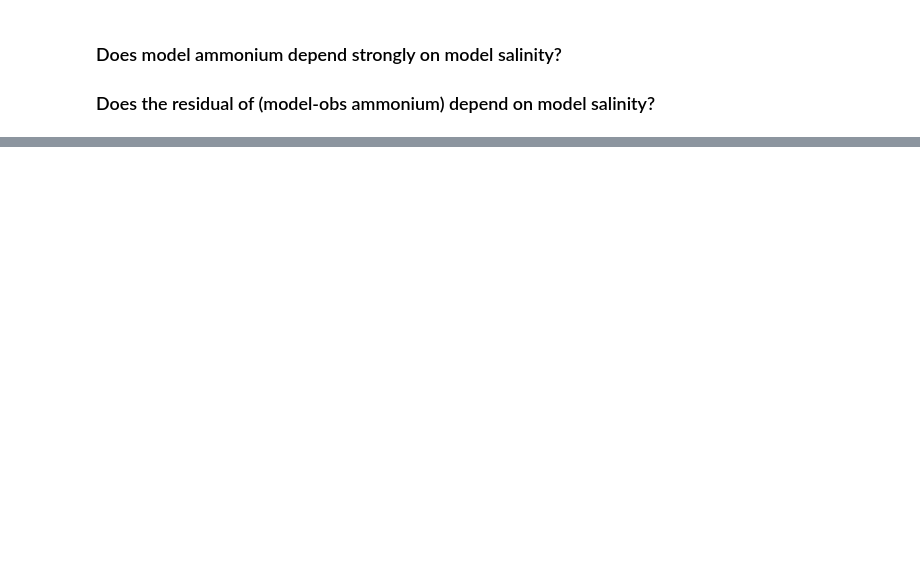
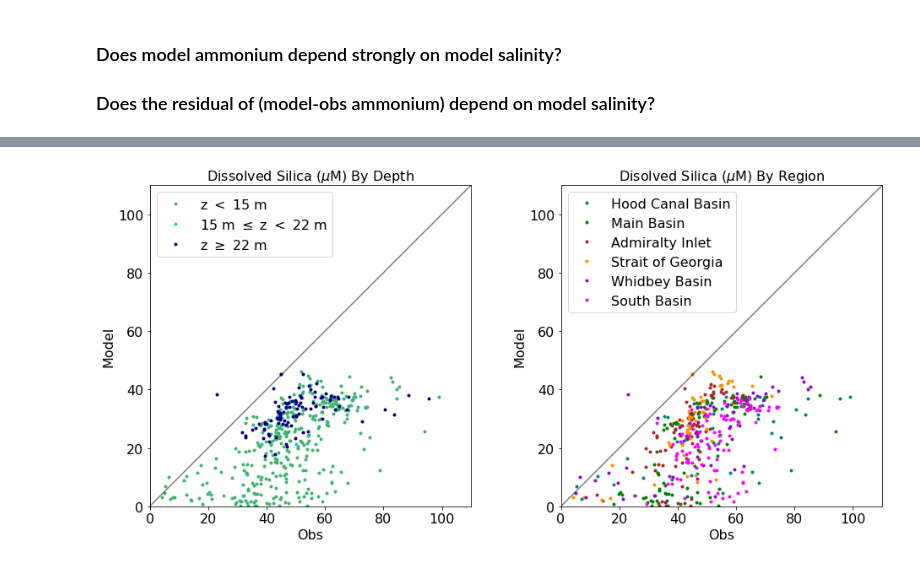
Before and after one commit to SalishSeaCast/Analysis-Aline, a Jupyter notebook: notebooks/Examples/Puget_WADE_Example_2009.ipynb, the cells around one changed output, grey strips where cells are left out. Cells and saved outputs as stored; diff of their text form; code cells hidden in the pictures; blank space fills up the shorter version.

```diff
--- a/notebooks/Examples/Puget_WADE_Example_2009.ipynb
+++ b/notebooks/Examples/Puget_WADE_Example_2009.ipynb
@@ -27,11 +27,7 @@ mpl.rc('axes', titlesize=fs)
 mpl.rc('axes', labelsize=fs)
 mpl.rc('figure', titlesize=fs)
 mpl.rc('font', size=fs)
-mpl.rc('text', usetex=True)
-mpl.rc('text.latex', preamble = r'''
- \usepackage{txfonts}
- \usepackage{lmodern}
- ''')
+
 mpl.rc('font', family='sans-serif', weight='normal', style='normal')
 
 import warnings
@@ -428,0 +549,11 @@ ax.yaxis.set_visible(False)
+# %%
+obsvar='Si'  # change this to the column name (x axis variable)
+modvar='mod_silicon'  # change this the column name (y axis variable)
+statsDict[year]['dSi']=OrderedDict()  # dSi stands for disolved silica, change this too
+for isub in statsubs:
+    statsDict[year]['dSi'][isub]=dict()
+    var=statsDict[year]['dSi'][isub]
+    var['N'],mmean,omean,var['Bias'],var['RMSE'],var['WSS']=et.stats(statsubs[isub].loc[:,[obsvar]],
+                                                                     statsubs[isub].loc[:,[modvar]])
+tbl,tdf=et.displayStats(statsDict[year]['dSi'],level='Subset',suborder=list(statsubs.keys()))
+tbl
@@ -428,0 +579,9 @@ ax.yaxis.set_visible(False)
+# %%
+fig, ax = plt.subplots(1,2,figsize = (16,7))
+ps,l=byDepth(ax[0],obsvar,modvar,(0,110))  # you'll probably have to change the limits (last number)
+ax[0].set_title('Dissolved Silica ($\mu$M) By Depth')  # change the title
+
+ps,l=byRegion(ax[1],obsvar,modvar,(0,110))
+ax[1].set_title('Disolved Silica ($\mu$M) By Region');
+# %% [output]
+[figure, added]
```
Also changed, not shown: parts of 20 cells of this notebook.
